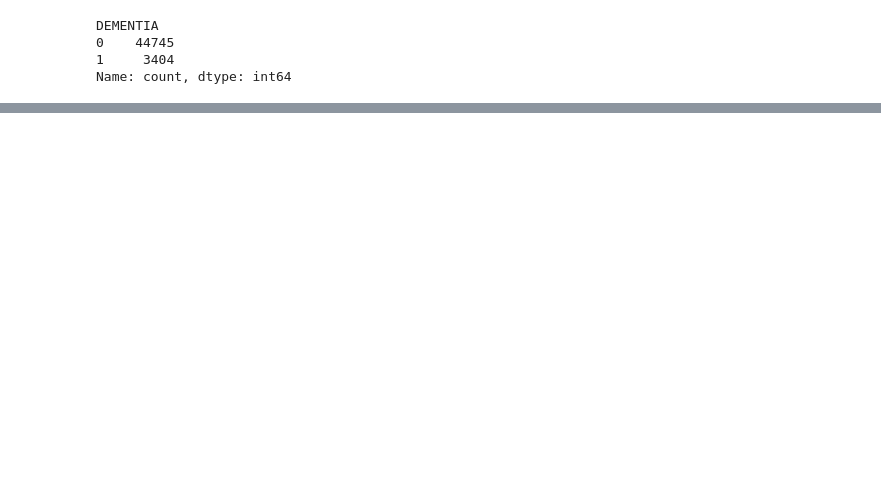
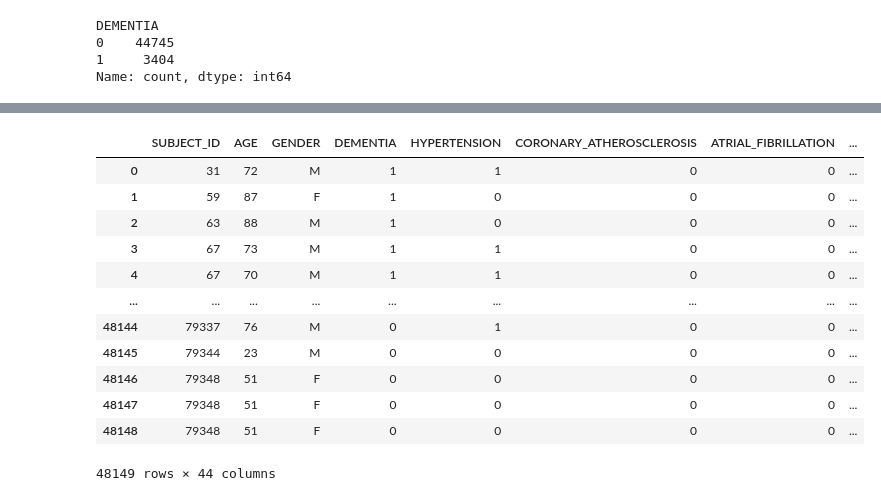
Before and after one commit to laiacoronas/predicting_dementia, a Jupyter notebook: alldementia.ipynb, the cells around one changed output, grey strips where cells are left out. Cells and saved outputs as stored; diff of their text form; code cells hidden in the pictures; blank space fills up the shorter version.

```diff
--- a/alldementia.ipynb
+++ b/alldementia.ipynb
@@ -29,6 +30,23 @@ df.head(10)
 # %%
 df = df.drop(columns=['SUBJECT_ID_y','DIASTOLIC_BP','SYSTOLIC_BP'])
 df = df.rename(columns={'SUBJECT_ID_x': 'SUBJECT_ID'})
+# %%
+df = pd.merge(df, drugs, on='SUBJECT_ID', how='left')
+df
+# %% [output]
+|  | SUBJECT_ID | AGE | GENDER | DEMENTIA | HYPERTENSION | CORONARY_ATHEROSCLEROSIS | ATRIAL_FIBRILLATION | ... |
+| 0 | 31 | 72 | M | 1 | 1 | 0 | 0 | ... |
+| 1 | 59 | 87 | F | 1 | 0 | 0 | 0 | ... |
+| 2 | 63 | 88 | M | 1 | 0 | 0 | 0 | ... |
+| 3 | 67 | 73 | M | 1 | 1 | 0 | 0 | ... |
+| 4 | 67 | 70 | M | 1 | 1 | 0 | 0 | ... |
+| ... | ... | ... | ... | ... | ... | ... | ... | ... |
+| 48144 | 79337 | 76 | M | 0 | 1 | 0 | 0 | ... |
+| 48145 | 79344 | 23 | M | 0 | 0 | 0 | 0 | ... |
+| 48146 | 79348 | 51 | F | 0 | 0 | 0 | 0 | ... |
+| 48147 | 79348 | 51 | F | 0 | 0 | 0 | 0 | ... |
+| 48148 | 79348 | 51 | F | 0 | 0 | 0 | 0 | ... |
+48149 rows × 44 columns
 # %%
 df = df.drop(columns=['RESPIRATORY_RATE','MEAN_BP','OXYGEN_SATURATION','HEART_RATE'])
 df.isnull().sum()
```
Also changed, not shown: parts of 11 cells of this notebook.
